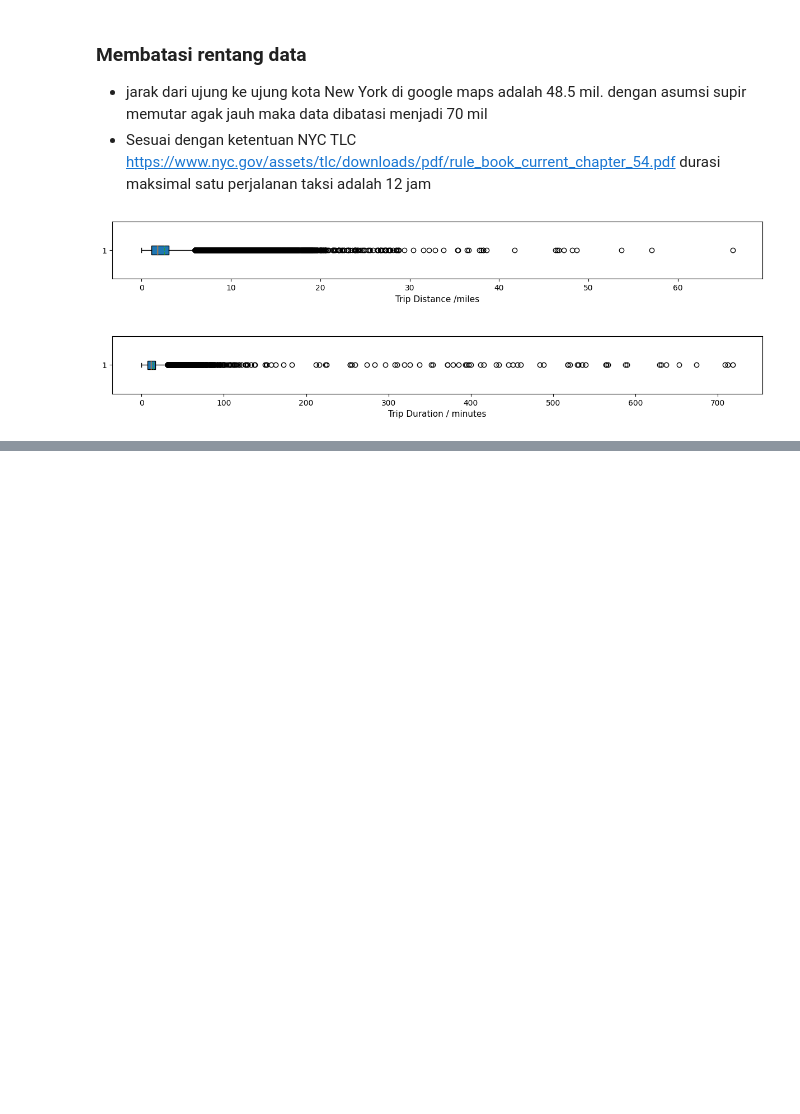
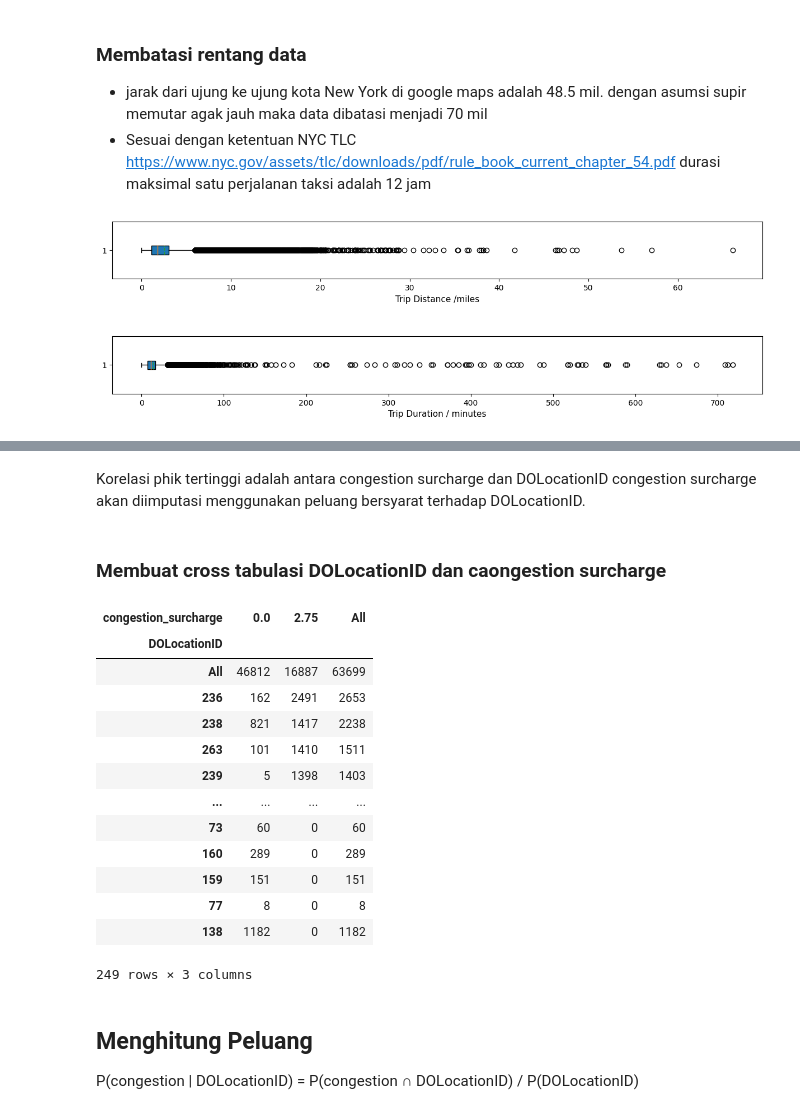
Before and after one commit to Abrahamtarra/NYC-TLC-Trip-Record, a Jupyter notebook: notebooks/DataPreparation.ipynb, the cells around one changed output, grey strips where cells are left out. Cells and saved outputs as stored; diff of their text form; code cells hidden in the pictures; blank space fills up the shorter version.

```diff
--- a/notebooks/DataPreparation.ipynb
+++ b/notebooks/DataPreparation.ipynb
@@ -350,0 +587,25 @@ plt.show()
+# %% [markdown]
+Korelasi phik tertinggi adalah antara congestion surcharge dan DOLocationID congestion surcharge akan diimputasi menggunakan peluang bersyarat terhadap DOLocationID.
+# %% [markdown]
+### Membuat cross tabulasi DOLocationID dan caongestion surcharge
+# %%
+congestion_ct = pd.crosstab(df.DOLocationID, df.congestion_surcharge, margins=True)
+congestion_ct.sort_values(by=2.75, ascending=False)
+# %% [output]
+| congestion_surcharge | 0.0 | 2.75 | All |
+| DOLocationID |  |  |  |
+| All | 46812 | 16887 | 63699 |
+| 236 | 162 | 2491 | 2653 |
+| 238 | 821 | 1417 | 2238 |
+| 263 | 101 | 1410 | 1511 |
+| 239 | 5 | 1398 | 1403 |
+| ... | ... | ... | ... |
+| 73 | 60 | 0 | 60 |
+| 160 | 289 | 0 | 289 |
+| 159 | 151 | 0 | 151 |
+| 77 | 8 | 0 | 8 |
+| 138 | 1182 | 0 | 1182 |
+249 rows × 3 columns
+# %% [markdown]
+## Menghitung Peluang
+P(congestion | DOLocationID) = P(congestion ∩ DOLocationID) / P(DOLocationID)
```
Also changed, not shown: parts of 47 cells of this notebook.
